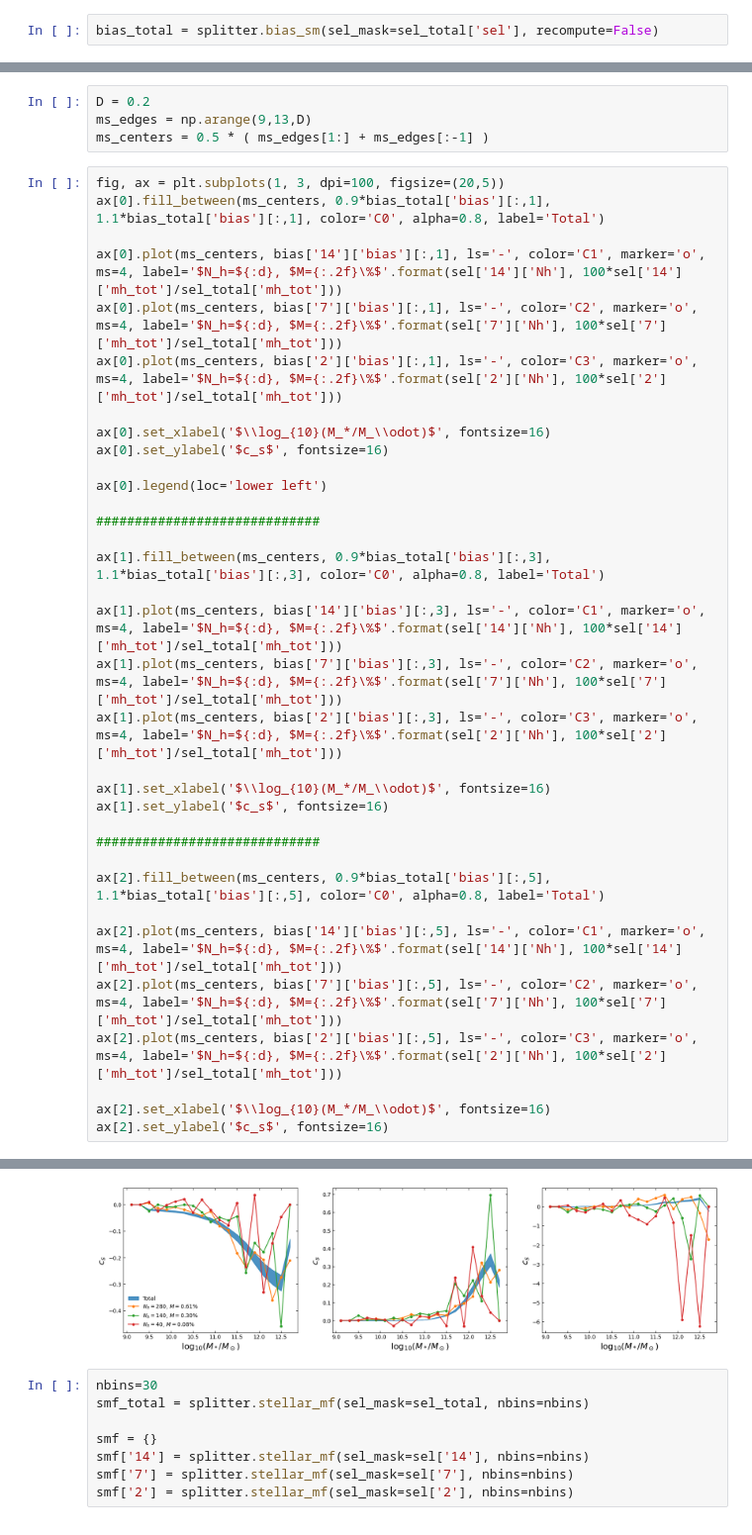
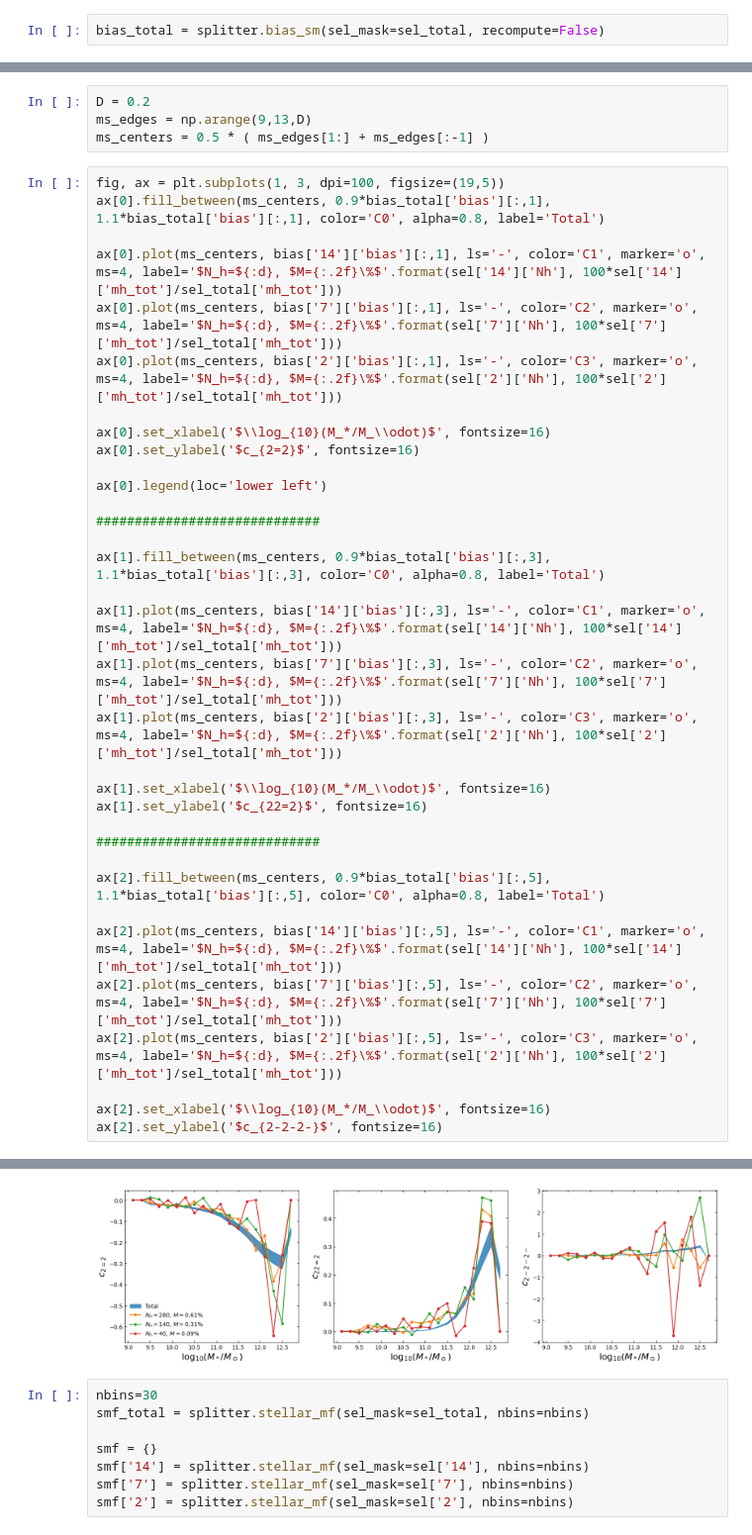
Before and after one commit to fgmaion/MTNG-resims, a Jupyter notebook: estimate_halo_number.ipynb, the cells around one changed output, grey strips where cells are left out. Shown at 99% size. Saved outputs shown, nothing was run; the diff lists cells and outputs as text.

```diff
--- a/estimate_halo_number.ipynb
+++ b/estimate_halo_number.ipynb
@@ -50,7 +58,7 @@ sel['2'] = splitter.subhalo_sel(mhalo_edges=mass_edges, vmax_sel=False, Nhalos=2
 # %% [markdown]
 ### Compute bias for subhalos in each halo-mass bin
 # %%
-bias_total = splitter.bias_sm(sel_mask=sel_total['sel'], recompute=False)
+bias_total = splitter.bias_sm(sel_mask=sel_total, recompute=False)
 # %%
 bias = {}
 
@@ -62,7 +70,7 @@ D = 0.2
 ms_edges = np.arange(9,13,D)
 ms_centers = 0.5 * ( ms_edges[1:] + ms_edges[:-1] )
 # %%
-fig, ax = plt.subplots(1, 3, dpi=100, figsize=(20,5))
+fig, ax = plt.subplots(1, 3, dpi=100, figsize=(19,5))
 ax[0].fill_between(ms_centers, 0.9*bias_total['bias'][:,1], 1.1*bias_total['bias'][:,1], color='C0', alpha=0.8, label='Total')
 
 ax[0].plot(ms_centers, bias['14']['bias'][:,1], ls='-', color='C1', marker='o', ms=4, label='$N_h=${:d}, $M={:.2f}\%$'.format(sel['14']['Nh'], 100*sel['14']['mh_tot']/sel_total['mh_tot']))
@@ -70,7 +78,7 @@ ax[0].plot(ms_centers, bias['7']['bias'][:,1], ls='-', color='C2', marker='o', m
 ax[0].plot(ms_centers, bias['2']['bias'][:,1], ls='-', color='C3', marker='o', ms=4, label='$N_h=${:d}, $M={:.2f}\%$'.format(sel['2']['Nh'], 100*sel['2']['mh_tot']/sel_total['mh_tot']))
 
 ax[0].set_xlabel('$\\log_{10}(M_*/M_\\odot)$', fontsize=16)
-ax[0].set_ylabel('$c_s$', fontsize=16)
+ax[0].set_ylabel('$c_{2=2}$', fontsize=16)
 
 ax[0].legend(loc='lower left')
 
@@ -83,7 +91,7 @@ ax[1].plot(ms_centers, bias['7']['bias'][:,3], ls='-', color='C2', marker='o', m
 ax[1].plot(ms_centers, bias['2']['bias'][:,3], ls='-', color='C3', marker='o', ms=4, label='$N_h=${:d}, $M={:.2f}\%$'.format(sel['2']['Nh'], 100*sel['2']['mh_tot']/sel_total['mh_tot']))
 
 ax[1].set_xlabel('$\\log_{10}(M_*/M_\\odot)$', fontsize=16)
-ax[1].set_ylabel('$c_s$', fontsize=16)
+ax[1].set_ylabel('$c_{22=2}$', fontsize=16)
 
 #############################
 
@@ -94,5 +102,5 @@ ax[2].plot(ms_centers, bias['7']['bias'][:,5], ls='-', color='C2', marker='o', m
 ax[2].plot(ms_centers, bias['2']['bias'][:,5], ls='-', color='C3', marker='o', ms=4, label='$N_h=${:d}, $M={:.2f}\%$'.format(sel['2']['Nh'], 100*sel['2']['mh_tot']/sel_total['mh_tot']))
 
 ax[2].set_xlabel('$\\log_{10}(M_*/M_\\odot)$', fontsize=16)
-ax[2].set_ylabel('$c_s$', fontsize=16)
+ax[2].set_ylabel('$c_{2-2-2-}$', fontsize=16)
 # %% [output]
@@ -100,4 +108,4 @@ Text(0, 0.5, '$c_s$')
-[figure, old version]
+[figure, new version]
 # %%
 nbins=30
 smf_total = splitter.stellar_mf(sel_mask=sel_total, nbins=nbins)
```
Also changed, not shown: parts of 15 cells of this notebook, 1 other file.
